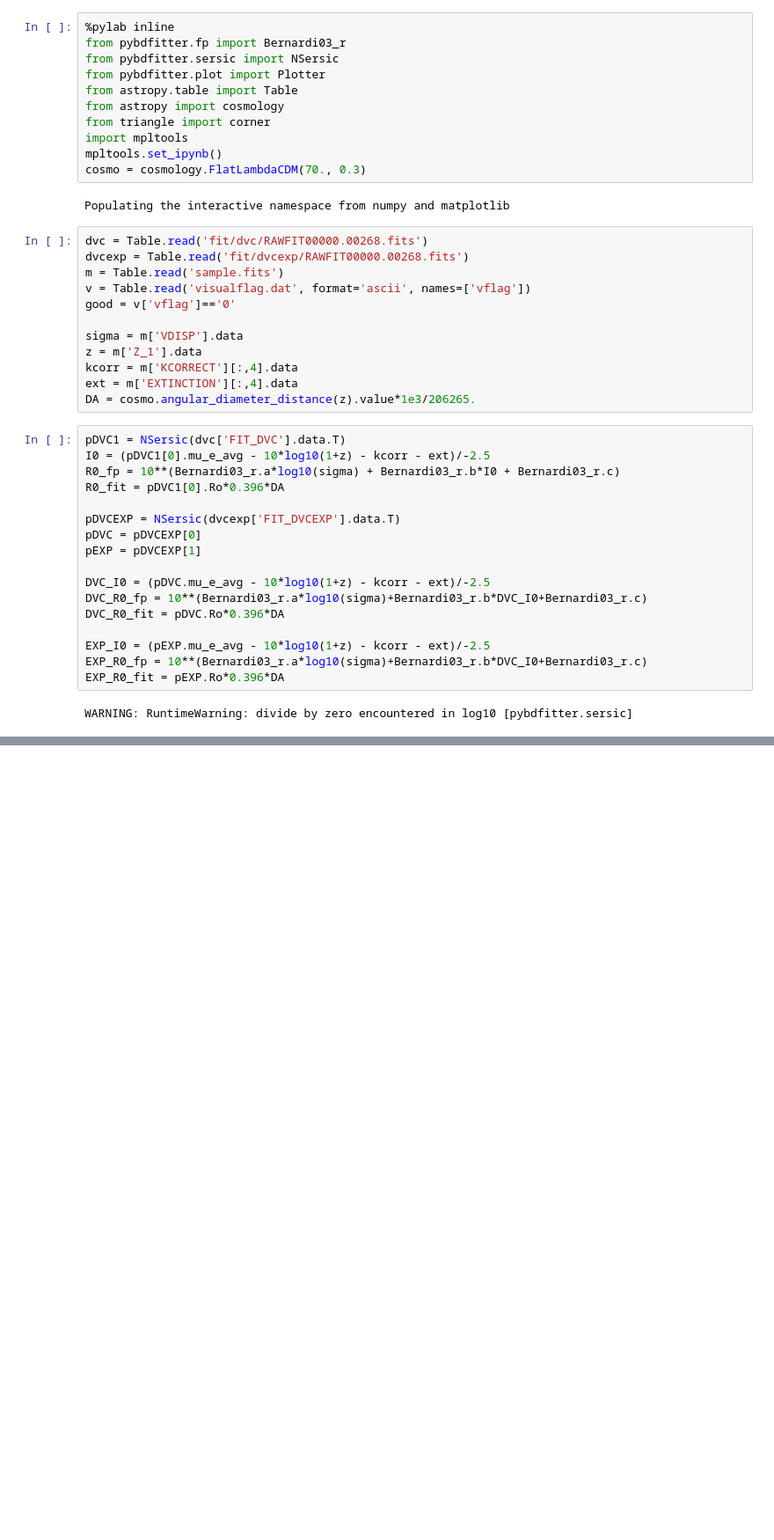
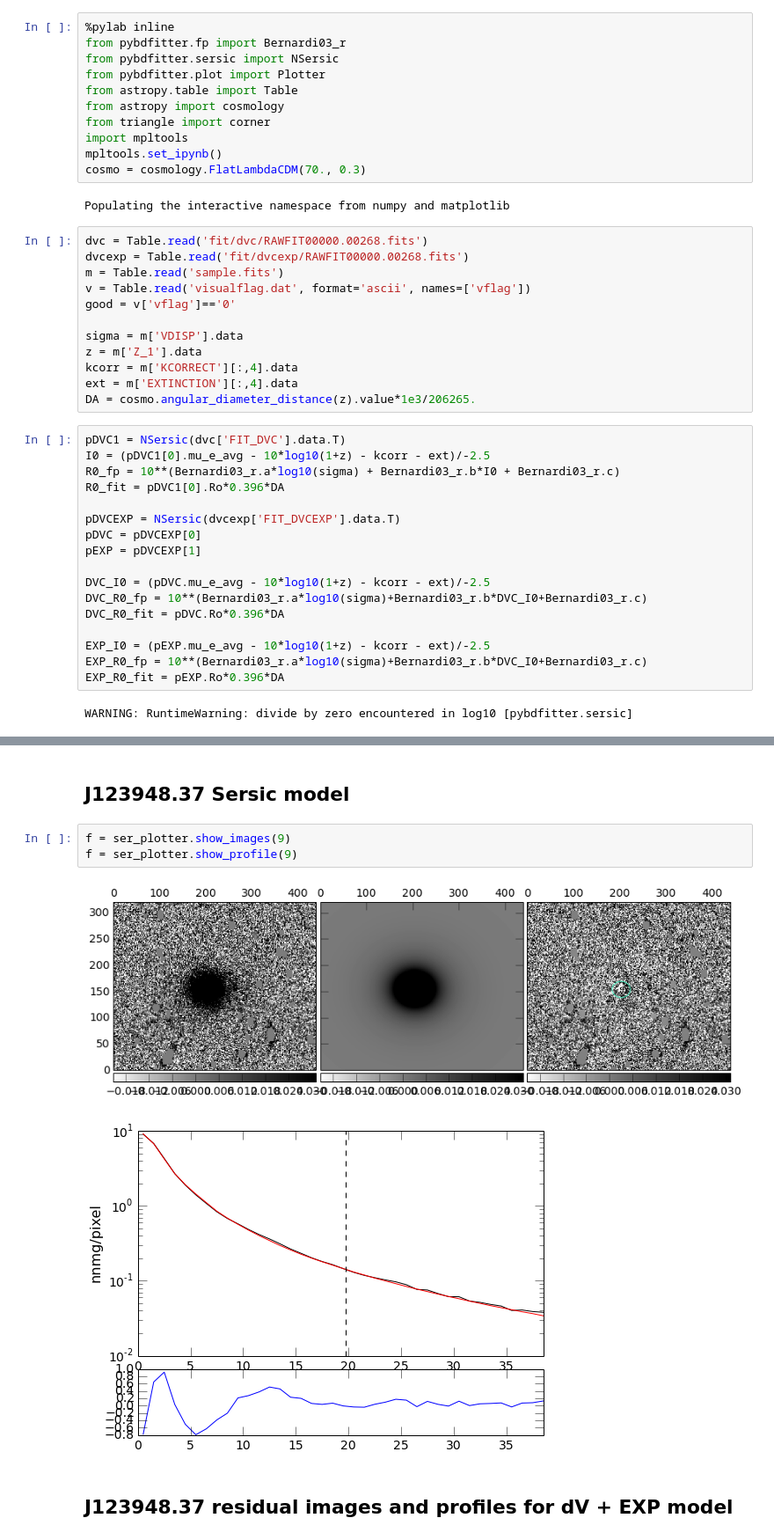
Before and after one commit to smoh/ETGOutskirts, a Jupyter notebook: subsample_test/DVCEXP.ipynb, the cells around one changed output, grey strips where cells are left out. Shown at 88% size. Cells and saved outputs as stored; diff of their text form; blank space fills up the shorter version.

```diff
--- a/subsample_test/DVCEXP.ipynb
+++ b/subsample_test/DVCEXP.ipynb
@@ -117,0 +105,10 @@ a = corner(array([dvc_mu_e_avg, log10(dvc_Ro), log10(sigma)]).T,
+# %% [markdown]
+## J123948.37 Sersic model
+# %%
+f = ser_plotter.show_images(9)
+f = ser_plotter.show_profile(9)
+# %% [output]
+[figure, added]
+[figure, added]
+# %% [markdown]
+## J123948.37 residual images and profiles for dV + EXP model
```
Also changed, not shown: parts of 6 cells of this notebook, 2 other files.
